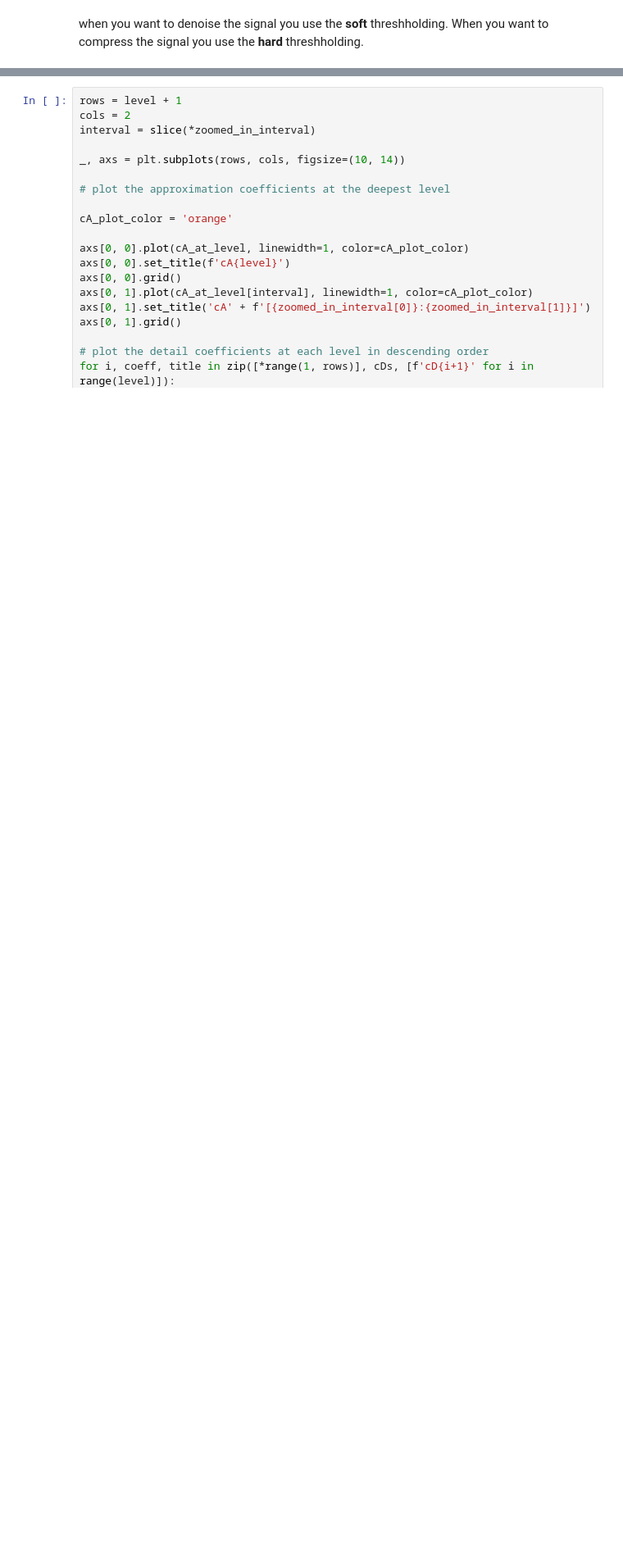
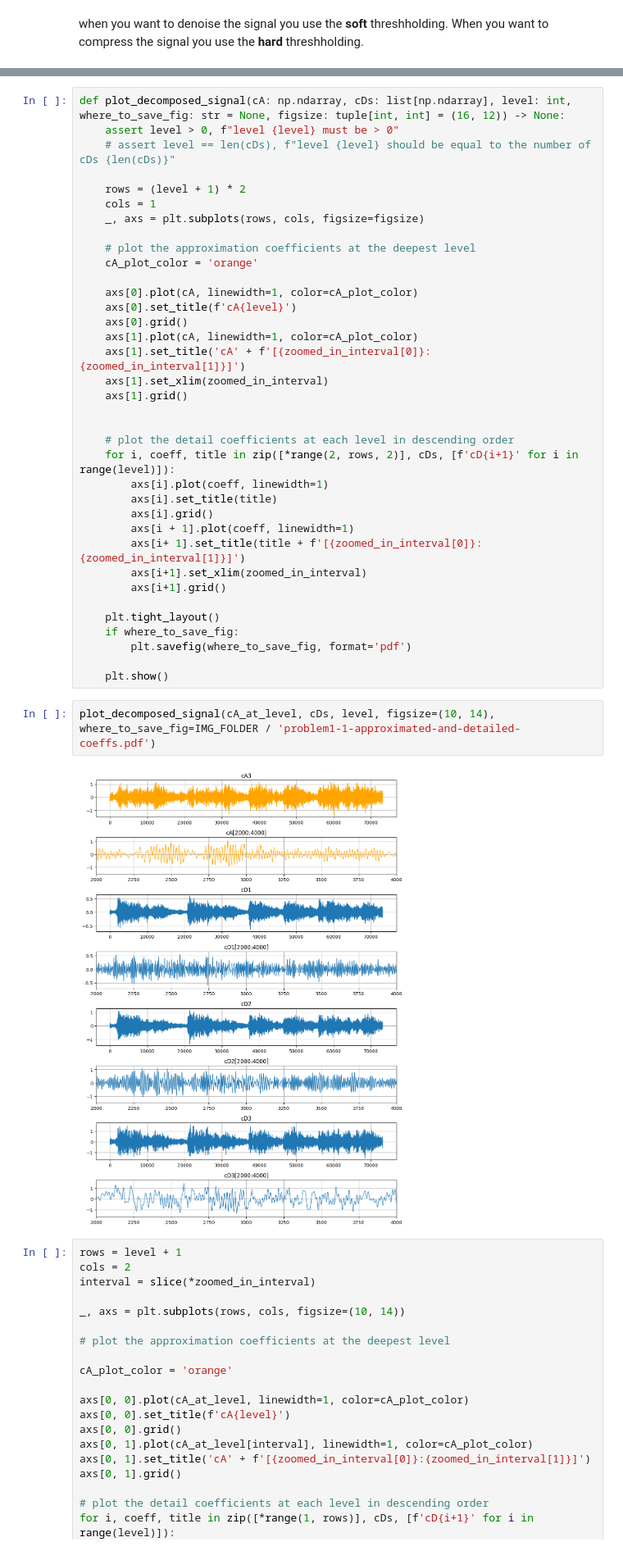
Before and after one commit to kpbaks/advanced-the-signal-processing-assignment-3, a Jupyter notebook: assignment.ipynb, the cells around one changed output, grey strips where cells are left out. Shown at 82% size. Cells and saved outputs as stored; diff of their text form; blank space fills up the shorter version.

```diff
--- a/assignment.ipynb
+++ b/assignment.ipynb
@@ -125,3 +163,43 @@ cA_at_level.shape: (73113, 1)
+# %%
+def plot_decomposed_signal(cA: np.ndarray, cDs: list[np.ndarray], level: int, where_to_save_fig: str = None, figsize: tuple[int, int] = (16, 12)) -> None:
+    assert level > 0, f"level {level} must be > 0"
+    # assert level == len(cDs), f"level {level} should be equal to the number of cDs {len(cDs)}"
+
+    rows = (level + 1) * 2
+    cols = 1
+    _, axs = plt.subplots(rows, cols, figsize=figsize)
+
+    # plot the approximation coefficients at the deepest level
+    cA_plot_color = 'orange'
+
+    axs[0].plot(cA, linewidth=1, color=cA_plot_color)
+    axs[0].set_title(f'cA{level}')
+    axs[0].grid()
+    axs[1].plot(cA, linewidth=1, color=cA_plot_color)
+    axs[1].set_title('cA' + f'[{zoomed_in_interval[0]}:{zoomed_in_interval[1]}]')
+    axs[1].set_xlim(zoomed_in_interval)
+    axs[1].grid()
+
+
+    # plot the detail coefficients at each level in descending order
+    for i, coeff, title in zip([*range(2, rows, 2)], cDs, [f'cD{i+1}' for i in range(level)]):
+        axs[i].plot(coeff, linewidth=1)
+        axs[i].set_title(title)
+        axs[i].grid()
+        axs[i + 1].plot(coeff, linewidth=1)
+        axs[i+ 1].set_title(title + f'[{zoomed_in_interval[0]}:{zoomed_in_interval[1]}]')
+        axs[i+1].set_xlim(zoomed_in_interval)
+        axs[i+1].grid()
+
+    plt.tight_layout()
+    if where_to_save_fig:
+        plt.savefig(where_to_save_fig, format='pdf')
+
+    plt.show()
+# %%
+plot_decomposed_signal(cA_at_level, cDs, level, figsize=(10, 14), where_to_save_fig=IMG_FOLDER / 'problem1-1-approximated-and-detailed-coeffs.pdf')
+# %% [output]
+[figure, added]
 # %%
 rows = level + 1
 cols = 2
```
Also changed, not shown: parts of 15 cells of this notebook, 6 other files.
